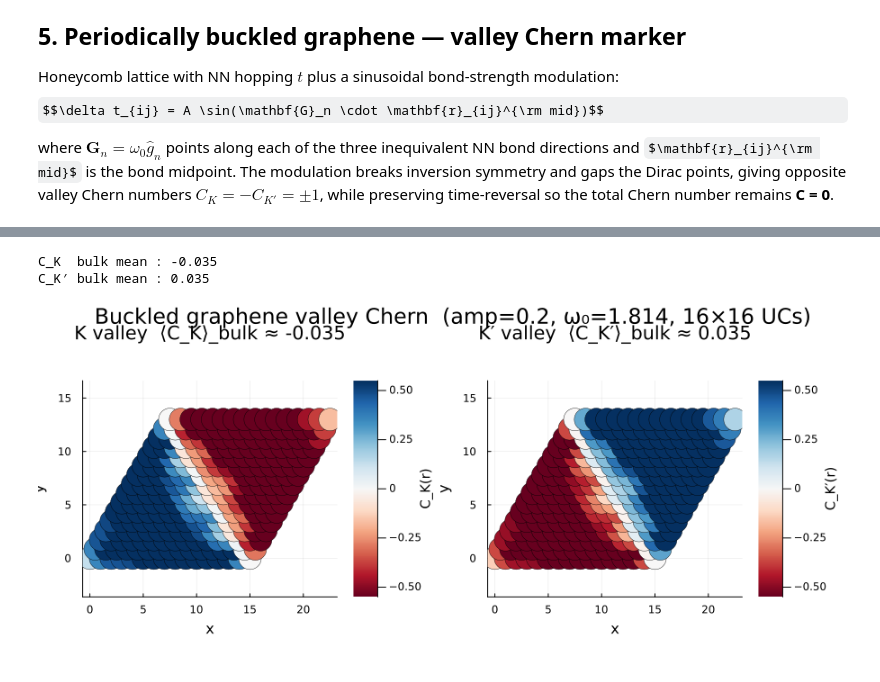
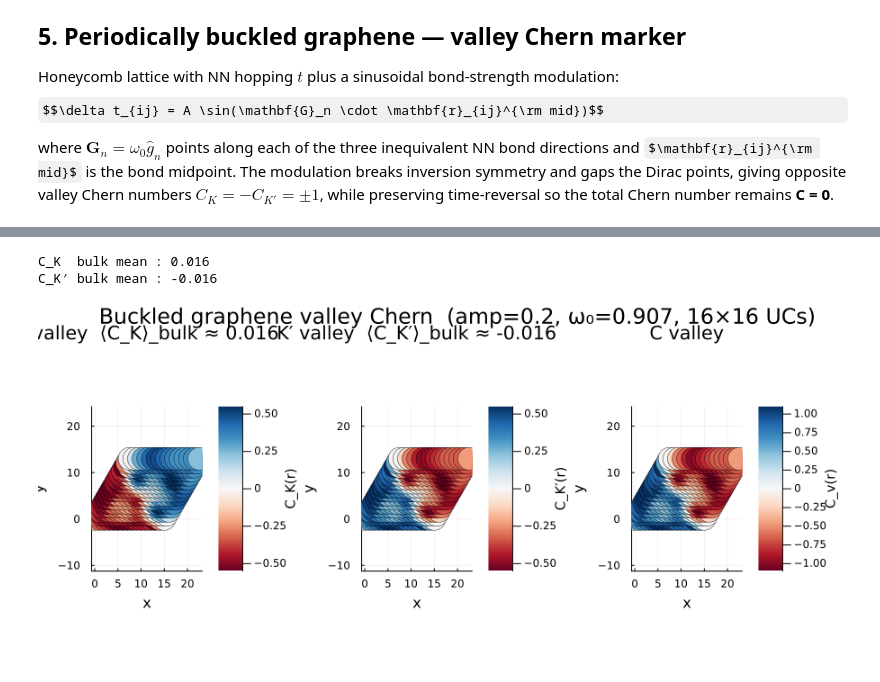
Before and after one commit to TensorBinding/TensorBinding.jl, a Jupyter notebook: examples/topology/real_space_topology.ipynb, the cells around one changed output, grey strips where cells are left out. Saved outputs shown, nothing was run; the diff lists cells and outputs as text; code cells hidden in the pictures; some formulas as TeX source.

```diff
--- a/examples/topology/real_space_topology.ipynb
+++ b/examples/topology/real_space_topology.ipynb
@@ -529,7 +532,7 @@ bond midpoint.  The modulation breaks inversion symmetry and gaps the
 Dirac points, giving opposite valley Chern numbers $C_K = -C_{K'} = \pm 1$,
 while preserving time-reversal so the total Chern number remains **C = 0**.
 # %%
-Lx_bg, Ly_bg = 4, 4
+Lx_bg, Ly_bg = 5, 5
 t1_bg  = 1.0
 amp_bg = 0.2
 Nx_bg, Ny_bg = 2^Lx_bg, 2^Ly_bg
@@ -566,11 +569,11 @@ TBHamiltonian | L=8, N=256 +2sublattices, scale=auto, maxlinkdim=7 | geometry: 2
 mdim_bg = 800
 
 C_K_bg_at = TensorBinding.get_valley_C(H_bg; sequential=false,
-                valley=:K, method=:mcweeny, fermi=0.2, maxdim=mdim_bg, l=Lx_bg, Λ=15, cutoff=1e-8)
+                valley=:K, method=:mcweeny, fermi=0.2, maxdim=mdim_bg, l=Lx_bg, Λ=15, cutoff=1e-7, use_sign=false)
 println("K valley done")
 
 C_Kp_bg_at = TensorBinding.get_valley_C(H_bg; sequential=false,
-                 valley=:K_prime, method=:mcweeny, fermi=0.2, maxdim=mdim_bg, l=Lx_bg, Λ=15, cutoff=1e-8)
+                 valley=:K_prime, method=:mcweeny, fermi=0.2, maxdim=mdim_bg, l=Lx_bg, Λ=15, cutoff=1e-7, use_sign=false)
 println("K′ valley done")
 # %% [output]
 KPM_Tn: estimating spectral bounds via DMRG…
@@ -613,35 +604,50 @@ p_K_bg = scatter(xs_bg, ys_bg;
     marker_z          = 2 .* CK_bg_vals,
     color             = :RdBu,
     markersize        = 14,
     markerstrokewidth = 0.5,
     markerstrokecolor = :black,
     colorbar          = true,
     colorbar_title    = "C_K(r)",
     clims             = (-clim_bg, clim_bg),
     aspect_ratio      = :equal,
     legend            = false,
     title             = "K valley  ⟨C_K⟩_bulk ≈ $(round(mean(CK_bg_vals[bulk_bg]); digits=3))",
     xlabel            = "x", ylabel = "y")
 
 p_Kp_bg = scatter(xs_bg, ys_bg;
     marker_z          = 2 .* CKp_bg_vals,
     color             = :RdBu,
     markersize        = 14,
     markerstrokewidth = 0.5,
     markerstrokecolor = :black,
     colorbar          = true,
     colorbar_title    = "C_K′(r)",
     clims             = (-clim_bg, clim_bg),
     aspect_ratio      = :equal,
     legend            = false,
     title             = "K′ valley  ⟨C_K′⟩_bulk ≈ $(round(mean(CKp_bg_vals[bulk_bg]); digits=3))",
     xlabel            = "x", ylabel = "y")
 
-plot(p_K_bg, p_Kp_bg;
-    layout     = (1, 2),
+
+p_V_bg = scatter(xs_bg, ys_bg;
+    marker_z          = 2 .* CKp_bg_vals - 2 .* CK_bg_vals,
+    color             = :RdBu,
+    markersize        = 14,
+    markerstrokewidth = 0.5,
+    markerstrokecolor = :black,
+    colorbar          = true,
+    colorbar_title    = "C_v(r)",
+    clims             = (-1.1, 1.1),
+    aspect_ratio      = :equal,
+    legend            = false,
+    title             = "C valley",
+    xlabel            = "x", ylabel = "y")
+
+plot(p_K_bg, p_Kp_bg, p_V_bg;
+    layout     = (1, 3),
     size       = (900, 400),
     plot_title = "Buckled graphene valley Chern  (amp=$(amp_bg), ω₀=$(round(omega0_bg; digits=3)), $(2^Lx_bg)×$(2^Ly_bg) UCs)")
 # %% [output]
-C_K  bulk mean : -0.035
-C_K′ bulk mean : 0.035
+C_K  bulk mean : 0.016
+C_K′ bulk mean : -0.016
-[figure, old version]
+[figure, new version]
```
Also changed, not shown: parts of 8 cells of this notebook, 7 other files.
